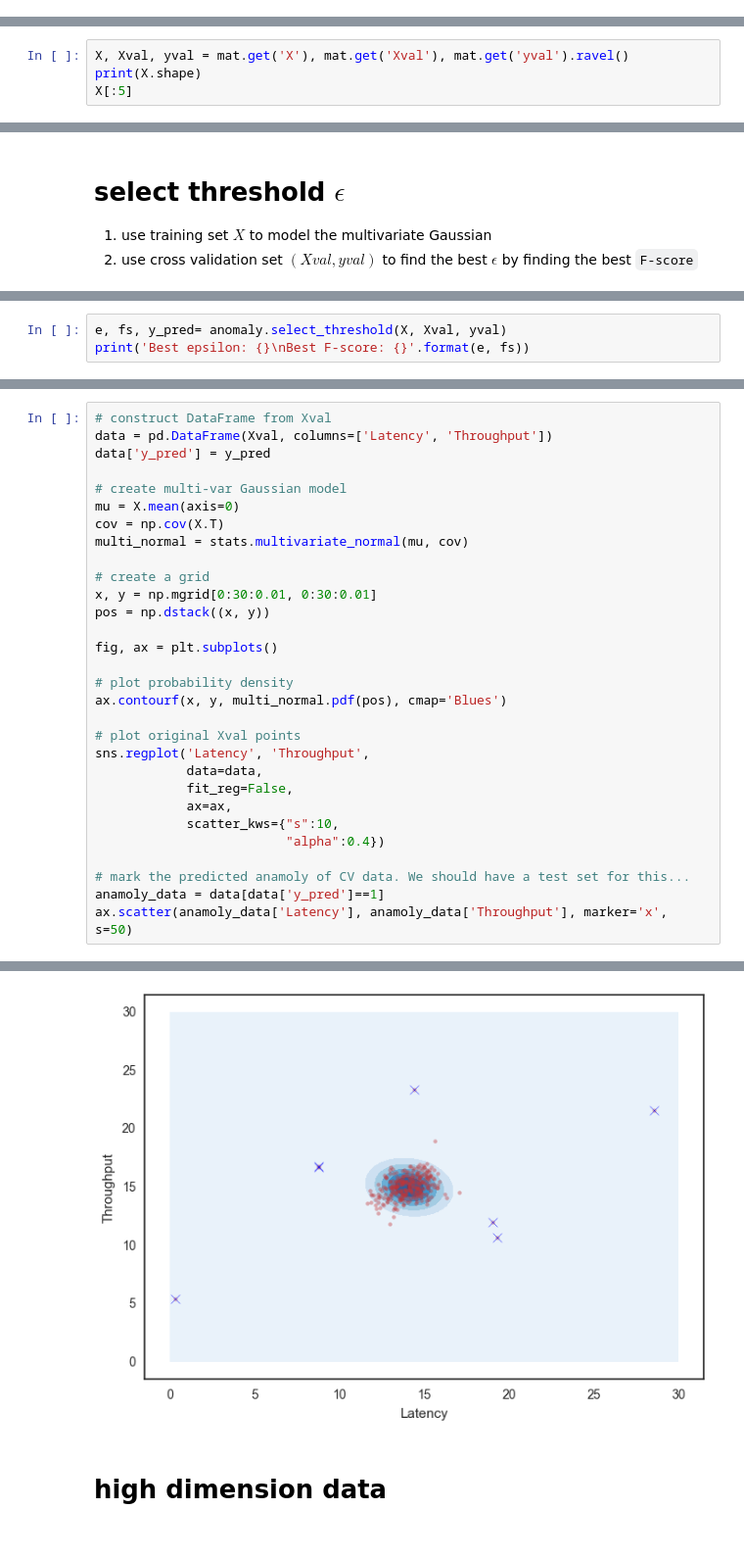
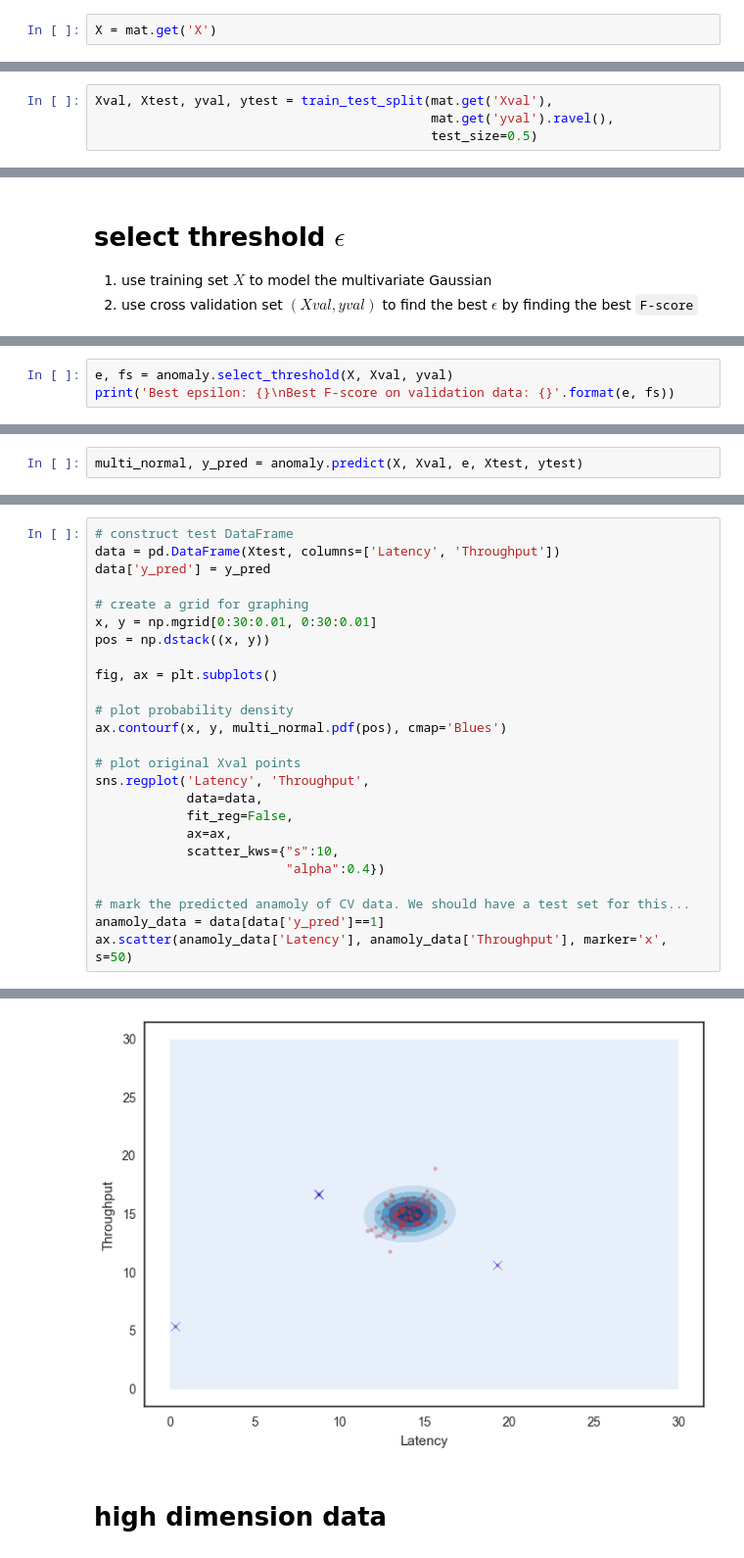
Before and after one commit to lukaemon/Coursera-ML-AndrewNg, a Jupyter notebook: ex8-anomaly detection and recommendation/1- Anomaly detection.ipynb, the cells around one changed output, grey strips where cells are left out. Shown: that part at 98% size. Cells and saved outputs as stored; diff of their text form.

Commit message:
revamp and introduce test data

```diff
--- a/ex8-anomaly detection and recommendation/1- Anomaly detection.ipynb
+++ b/ex8-anomaly detection and recommendation/1- Anomaly detection.ipynb
@@ -28,0 +34,2 @@ dict_keys(['__globals__', 'Xval', '__header__', 'yval', '__version__', 'X'])
+# %%
+X = mat.get('X')
@@ -29,4 +38,4 @@ dict_keys(['__globals__', 'Xval', '__header__', 'yval', '__version__', 'X'])
 # %%
-X, Xval, yval = mat.get('X'), mat.get('Xval'), mat.get('yval').ravel()
-print(X.shape)
-X[:5]
+Xval, Xtest, yval, ytest = train_test_split(mat.get('Xval'),
+                                            mat.get('yval').ravel(),
+                                            test_size=0.5)
@@ -105,6 +109,6 @@ sns.regplot('Latency', 'Throughput',
 # %% [markdown]
 <img style="float: left;" src="../img/f1_score.png">
 # %%
-e, fs, y_pred= anomaly.select_threshold(X, Xval, yval)
-print('Best epsilon: {}\nBest F-score: {}'.format(e, fs))
+e, fs = anomaly.select_threshold(X, Xval, yval)
+print('Best epsilon: {}\nBest F-score on validation data: {}'.format(e, fs))
 # %% [output]
@@ -116,0 +122,2 @@ This should be done by reserved test data set.
+# %%
+multi_normal, y_pred = anomaly.predict(X, Xval, e, Xtest, ytest)
@@ -117,36 +131,31 @@ This should be done by reserved test data set.
 # %%
-# construct DataFrame from Xval
-data = pd.DataFrame(Xval, columns=['Latency', 'Throughput'])
+# construct test DataFrame
+data = pd.DataFrame(Xtest, columns=['Latency', 'Throughput'])
 data['y_pred'] = y_pred
 
-# create multi-var Gaussian model
-mu = X.mean(axis=0)
-cov = np.cov(X.T)
-multi_normal = stats.multivariate_normal(mu, cov)
-
-# create a grid
+# create a grid for graphing
 x, y = np.mgrid[0:30:0.01, 0:30:0.01]
 pos = np.dstack((x, y))
 
 fig, ax = plt.subplots()
 
 # plot probability density
 ax.contourf(x, y, multi_normal.pdf(pos), cmap='Blues')
 
 # plot original Xval points
 sns.regplot('Latency', 'Throughput',
             data=data,
             fit_reg=False,
             ax=ax,
             scatter_kws={"s":10,
                          "alpha":0.4})
 
 # mark the predicted anamoly of CV data. We should have a test set for this...
 anamoly_data = data[data['y_pred']==1]
 ax.scatter(anamoly_data['Latency'], anamoly_data['Throughput'], marker='x', s=50)
 # %% [output]
 <matplotlib.collections.PathCollection at 0x...>
-[figure, old version]
+[figure, new version]
 # %% [markdown]
 # high dimension data
 # %%
```
Also changed, not shown: parts of 17 cells of this notebook, 1 other file.
